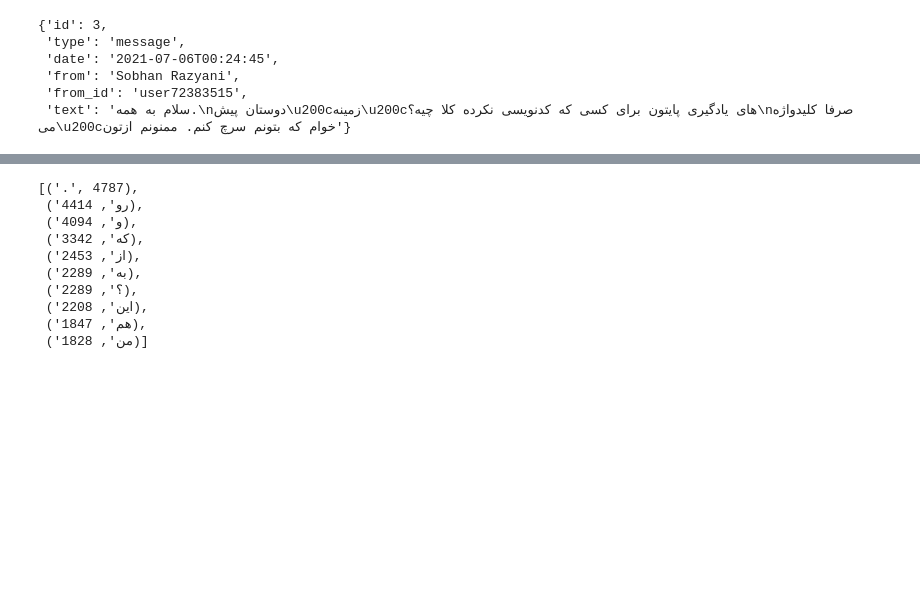
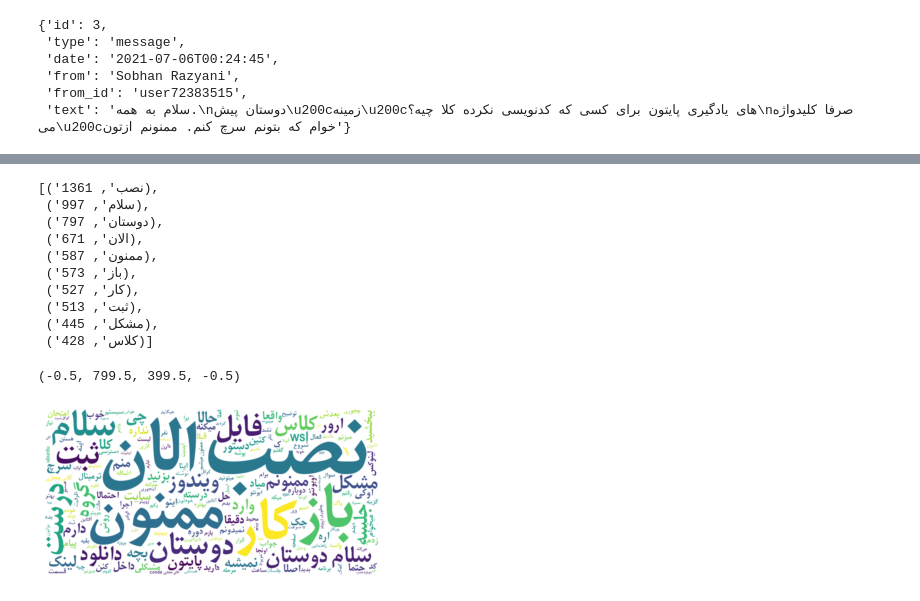
Before and after one commit to iamem1r/Tele_Stats, a Jupyter notebook: test.ipynb, the cells around one changed output, grey strips where cells are left out. Saved outputs shown, nothing was run; the diff lists cells and outputs as text; code cells hidden in the pictures; blank space fills up the shorter version.

```diff
--- a/test.ipynb
+++ b/test.ipynb
@@ -19,0 +52,9 @@ next(message)
+# %%
+def stopwords_detection(text: str, stopwords_file_path: str):
+    """
+    This function takes a text-string argument,
+    tokenize text, remove stop words and returns a list of text words.
+    """
+    stopwords = load_stopwords(stopwords_file_path)
+    tokens = word_tokenize(text)
+    return list(filter(lambda item: item not in stopwords, tokens))
@@ -36,15 +121,22 @@ text_content = text_str + ' ' + text_list
 # %%
-normalizer = Normalizer()
+text_content = parse_json(
+    json_file_path='src/data/CS-Stack.json',
+    stopwords_file_path='src/data/stopwords.txt'
+)
 
+text_norm = normalizer.normalize(text_content)
 Counter(word_tokenize(normalizer.normalize(text_content))).most_common()[:10]
 # %% [output]
-[('.', 4787),
- ('رو', 4414),
- ('و', 4094),
- ('که', 3342),
- ('از', 2453),
- ('به', 2289),
- ('؟', 2289),
- ('این', 2208),
- ('هم', 1847),
- ('من', 1828)]
+[('نصب', 1361),
+ ('سلام', 997),
+ ('دوستان', 797),
+ ('الان', 671),
+ ('ممنون', 587),
+ ('باز', 573),
+ ('کار', 527),
+ ('ثبت', 513),
+ ('مشکل', 445),
+ ('کلاس', 428)]
+# %%
+text = arabic_reshaper.reshape(text_norm[:500000])
+text = get_display(text)
@@ -50,0 +203,14 @@ Counter(word_tokenize(normalizer.normalize(text_content))).most_common()[:10]
+# %%
+wordcloud = WordCloud(
+    font_path='src/data/Mitra_Bold.ttf',
+    width=800,
+    height=400,
+    background_color='white'
+).generate(text)
+
+import matplotlib.pyplot as plt
+plt.imshow(wordcloud, interpolation='bilinear')
+plt.axis("off")
+# %% [output]
+(-0.5, 799.5, 399.5, -0.5)
+[figure, added]
```
Also changed, not shown: parts of 14 cells of this notebook, 4 other files.
